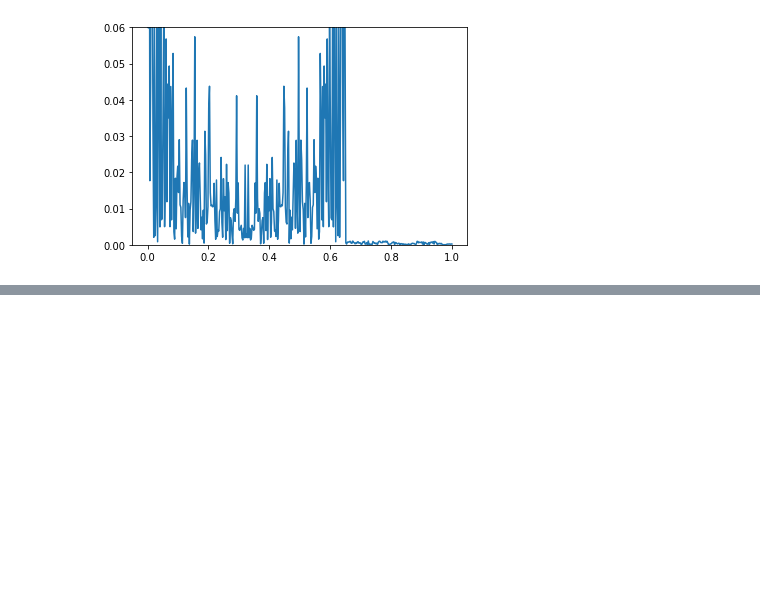
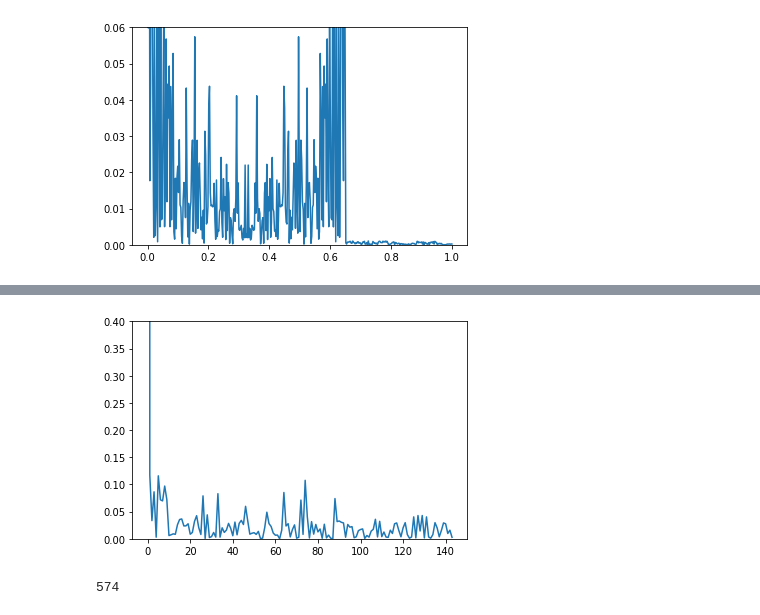
Before and after one commit to SreehariRamMohan/Sit-to-stand-Test, a Jupyter notebook: iOS Custom Peak Detection.ipynb, the cells around one changed output, grey strips where cells are left out. Cells and saved outputs as stored; diff of their text form; code cells hidden in the pictures; blank space fills up the shorter version.

```diff
--- a/iOS Custom Peak Detection.ipynb
+++ b/iOS Custom Peak Detection.ipynb
@@ -174,0 +182,2 @@ plt.savefig("pure-numpy-periodogram")
+# %%
+pgram_df = df['pgram']
@@ -174,0 +188,12 @@ plt.savefig("pure-numpy-periodogram")
+# %%
+pgram_df = pgram_df[0:int(len(pgram_df)/4 + 1)]
+# %%
+plt.ylim(0, 0.4)
+plt.plot(pgram_df)
+plt.savefig("iOS-periodogram")
+# %% [output]
+[figure, added]
+# %%
+print(len(pgram_df))
+# %% [output]
+574
```
Also changed, not shown: parts of 16 cells of this notebook, 25 other files.
